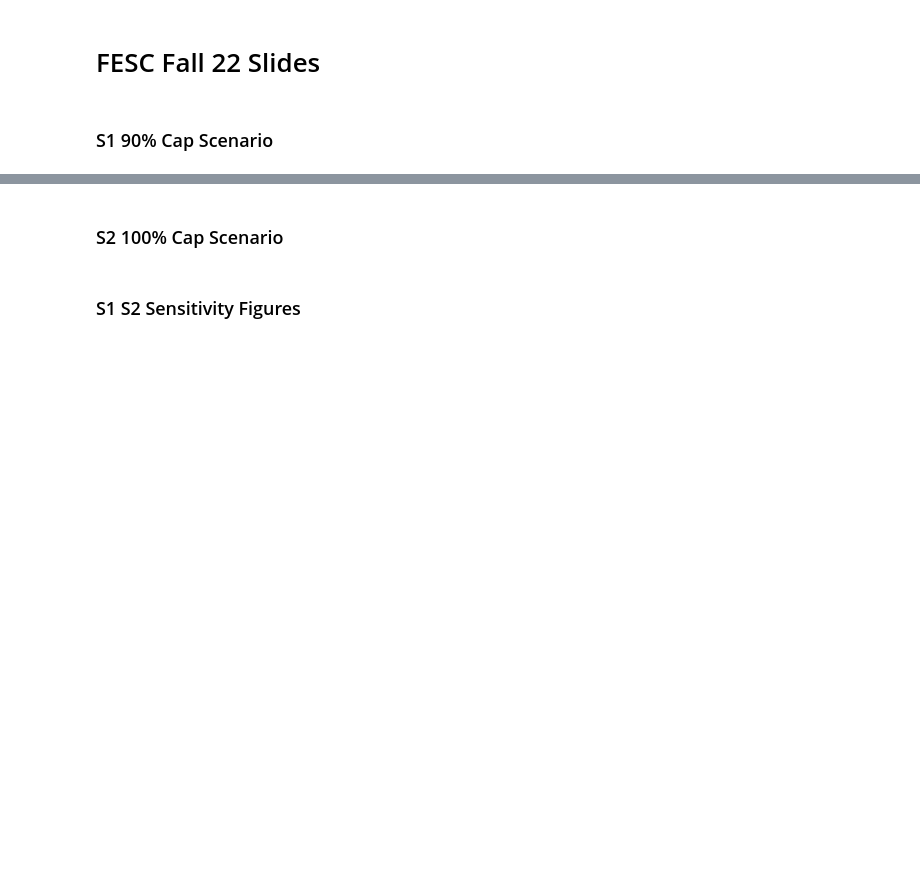
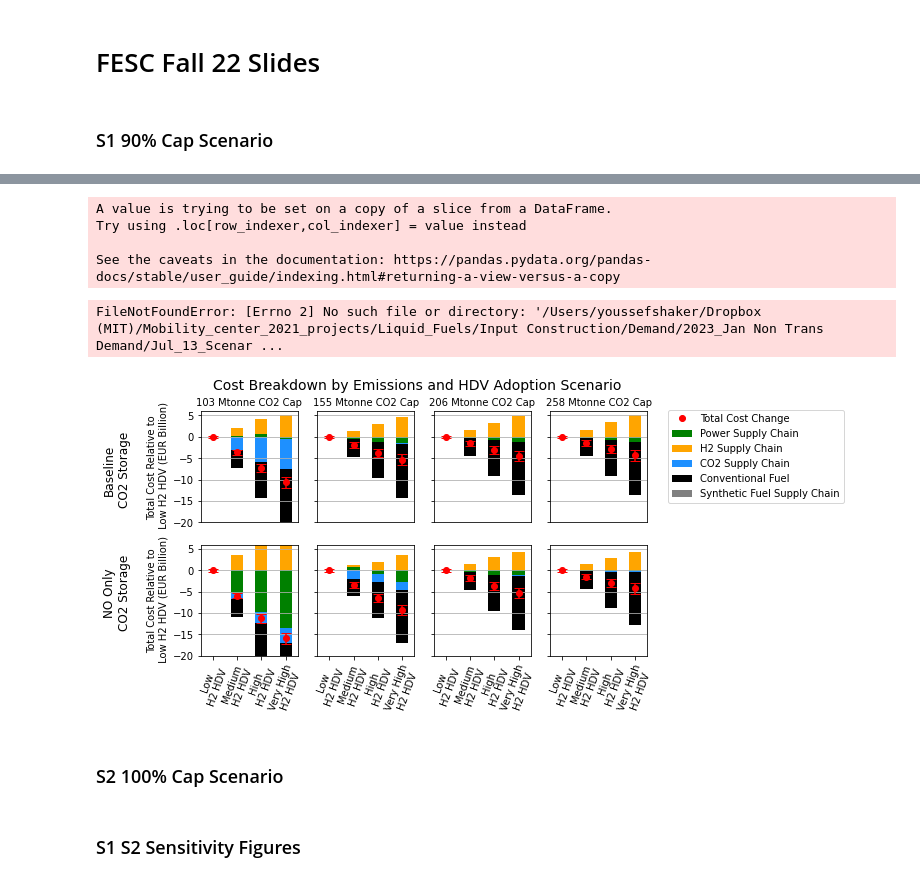
Before and after one commit to shakesy94/dolphyn_viz, a Jupyter notebook: DOLPHYN Charts v7.ipynb, the cells around one changed output, grey strips where cells are left out. Cells and saved outputs as stored; diff of their text form; code cells hidden in the pictures; blank space fills up the shorter version.

```diff
--- a/DOLPHYN Charts v7.ipynb
+++ b/DOLPHYN Charts v7.ipynb
@@ -2796,7 +2945,8 @@ plot_stacked_bar(df = DATA_COST_sf_no_only,
 # %%
-def plot_cost_ax(df, i, group_by, ax, error_bars, group_col,
+def plot_cost_ax(df, i, group_by, ax, dist_lower,dist_upper , group_col,
                  curr_mask, relative, stack_cols, subplot_titles,
-                labels, ylim):
+                labels, ylim, plot_dist = True):
+
 
     # filter dataframe based on desired co2_percent
     filtered_df = df[df[group_col] == str(curr_mask)]
@@ -2809,12 +2959,11 @@ def plot_cost_ax(df, i, group_by, ax, error_bars, group_col,
     else:
         reference_row = filtered_df[filtered_df['sf_percent'] == 0.0].iloc[0]
 
+
     # List of columns to normalize
     cost_columns = ['total_cost', 'Power', 'H2', 'CO2', 'ConvFuels', 'SynFuels']
 
     if relative:
-        cost_change_percent = filtered_df["total_cost"] - reference_row["total_cost"]
-
         # Normalize the columns by the reference scenario
         for col in cost_columns:
             filtered_df[col] = filtered_df[col] - reference_row[col]
@@ -2823,16 +2972,27 @@ def plot_cost_ax(df, i, group_by, ax, error_bars, group_col,
     filtered_df[stack_cols].plot(kind='bar', stacked=True, ax=ax, color = ["green", "orange", "dodgerblue", "black", 'grey'], legend = False)
 
     if relative:
+        if plot_dist == True:
+
+            total_cost_lower = filtered_df["total_cost"] + dist_lower
+            total_cost_upper= filtered_df["total_cost"] + dist_upper
+            total_cost_avg = (total_cost_lower + total_cost_upper)/2
+            cost_change_percent = total_cost_avg - total_cost_avg[0]
+            error_bars = np.subtract(dist_upper, dist_lower)/2
+        else:
+            cost_change_percent = filtered_df["total_cost"] - reference_row["total_cost"]
+
         # Create a new dataframe with these values
         df_values = pd.DataFrame(cost_change_percent, index=filtered_df.index)
 
         # Plot the new dataframe on the secondary y-axis
         df_values.plot(ax=ax, style='o', color = 'red', legend = False)
 
-    # add error bars for top stack
-    top_stack = filtered_df['total_cost']
-    top_error = error_bars[i]
-    #axes[i].errorbar(x=top_stack.index, y=top_stack, yerr=error_bars, fmt='none', ecolor='red', capsize=5)
+
+    if plot_dist == True:
+        # add error bars for top stack
+        top_stack = filtered_df['total_cost']
+        ax.errorbar(x=filtered_df['total_cost'].index, y=cost_change_percent, yerr=error_bars, fmt='none', ecolor='red', capsize=5)
 
     if subplot_titles != None:
         # set x-axis label
@@ -2850,7 +3010,7 @@ def plot_cost_ax(df, i, group_by, ax, error_bars, group_col,
 
     return ax
 
-def plot_cost_dual(df_1, df_2, error_bars, title, dir_name, relative = False, save_name = 'baseline', group_by = 'CO2', ylim = [0,15]):
+def plot_cost_dual(df_1, df_2,dist_lower, dist_upper, title, dir_name, relative = False, save_name = 'baseline', group_by = 'CO2', ylim = [0,15]):
     # extract columns for stacking
     stack_cols = ['Power', 'H2', 'CO2', 'ConvFuels','SynFuels']
 
@@ -2879,7 +3039,8 @@ def plot_cost_dual(df_1, df_2, error_bars, title, dir_name, relative = False, sa
                                 i = i,
                                 group_by = group_by,
                                 ax = axes_top[i],
-                                error_bars=error_bars,
+                                dist_lower=dist_lower,
+                                dist_upper=dist_upper,
                                 group_col = group_col,
                                 curr_mask=curr_mask,
                                 relative = relative,
@@ -2893,7 +3054,8 @@ def plot_cost_dual(df_1, df_2, error_bars, title, dir_name, relative = False, sa
                                 i = i,
                                 group_by = group_by,
                                 ax = axes_bottom[i],
-                                error_bars=error_bars,
+                                dist_lower=dist_lower,
+                                dist_upper=dist_upper,
                                 group_col = group_col,
                                 curr_mask=curr_mask,
                                 relative = relative,
@@ -2912,32 +3074,40 @@ def plot_cost_dual(df_1, df_2, error_bars, title, dir_name, relative = False, sa
     # adjust subplot spacing
     #plt.subplots_adjust(wspace=0.05, hspace=2)
     axes_top[0].set_ylabel(y_axis_label)
     axes_bottom[0].set_ylabel(y_axis_label)
 
     fig.text(-0.02, 0.7, "Baseline\nCO2 Storage", rotation="vertical", va="center", fontsize=12, ha = 'center')
     fig.text(-0.02, 0.32, "NO Only\nCO2 Storage", rotation="vertical", va="center", fontsize=12, ha = 'center')
 
     plt.savefig(dir_name + 'Figures/cost_' + save_name +'.png', dpi=300, bbox_inches='tight')
 
     # show plot
     plt.show()
 
 plot_cost_dual(df_1 = DATA_COST_baseline,
                df_2 = DATA_COST_no_only,
-                 error_bars = [1.17-1.17,2.34-1.17,3.51-1.17,4.68-1.17],
+               dist_lower = [1.1, 2.21, 3.31,4.42],
+                 dist_upper = [1.73, 3.46, 5.19, 6.93],
                  title = 'Cost Breakdown by Emissions and HDV Adoption Scenario',
                  dir_name = directory_name,
                  relative = True,
                  save_name =  'dual',
                  group_by = "CO2",
-                 ylim = [-20,7])
+                 ylim = [-20,6])
 
 plot_cost_dual(df_1 = DATA_COST_sf_baseline,
                df_2 = DATA_COST_sf_no_only,
                  error_bars = [1.17-1.17,2.34-1.17,3.51-1.17,4.68-1.17],
                  title = 'Cost Breakdown by SF and HDV Adoption Scenario',
                  dir_name = directory_name,
                  relative = True,
                  save_name =  'dual',
                  group_by = "h2",
                  ylim = [-5,15])
+# %% [output]
+A value is trying to be set on a copy of a slice from a DataFrame.
+Try using .loc[row_indexer,col_indexer] = value instead
+
+See the caveats in the documentation: https://pandas.pydata.org/pandas-docs/stable/user_guide/indexing.html#returning-a-view-versus-a-copy
+FileNotFoundError: [Errno 2] No such file or directory: '/Users/youssefshaker/Dropbox (MIT)/Mobility_center_2021_projects/Liquid_Fuels/Input Construction/Demand/2023_Jan Non Trans Demand/Jul_13_Scenar ...
+[figure, added]
```
Also changed, not shown: parts of 15 cells of this notebook, 2 other files.
